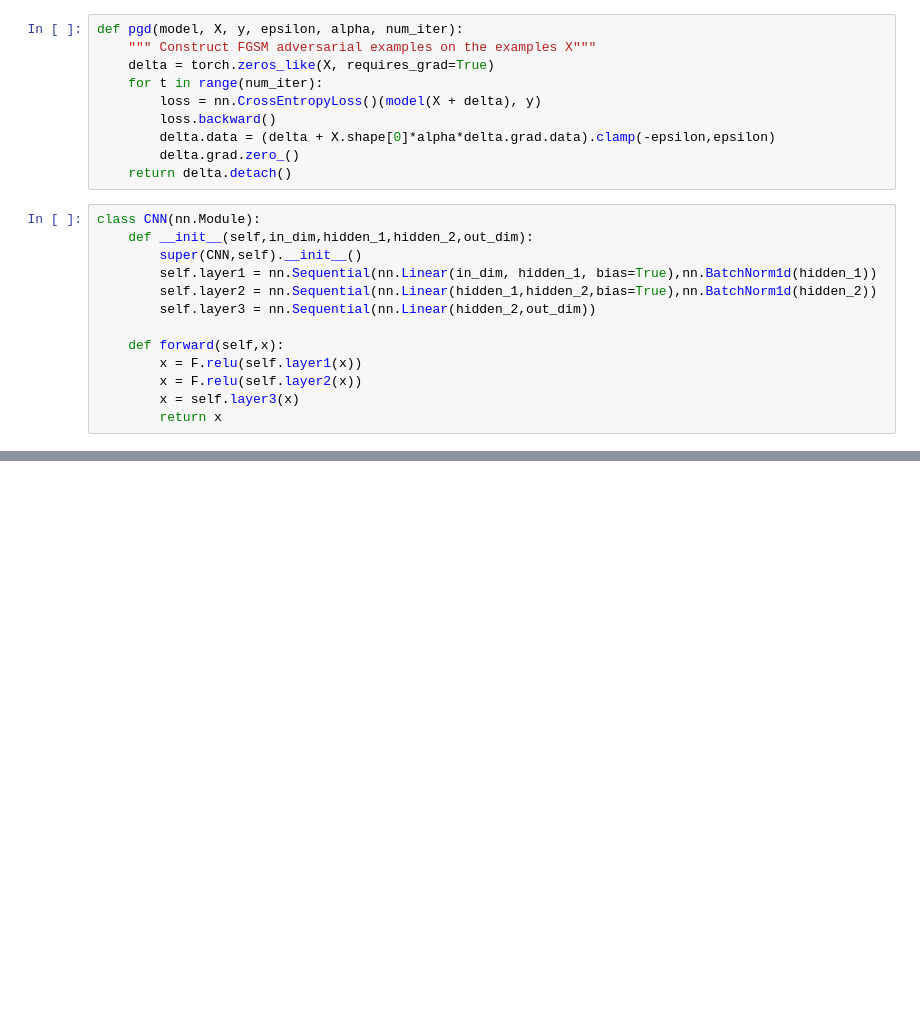
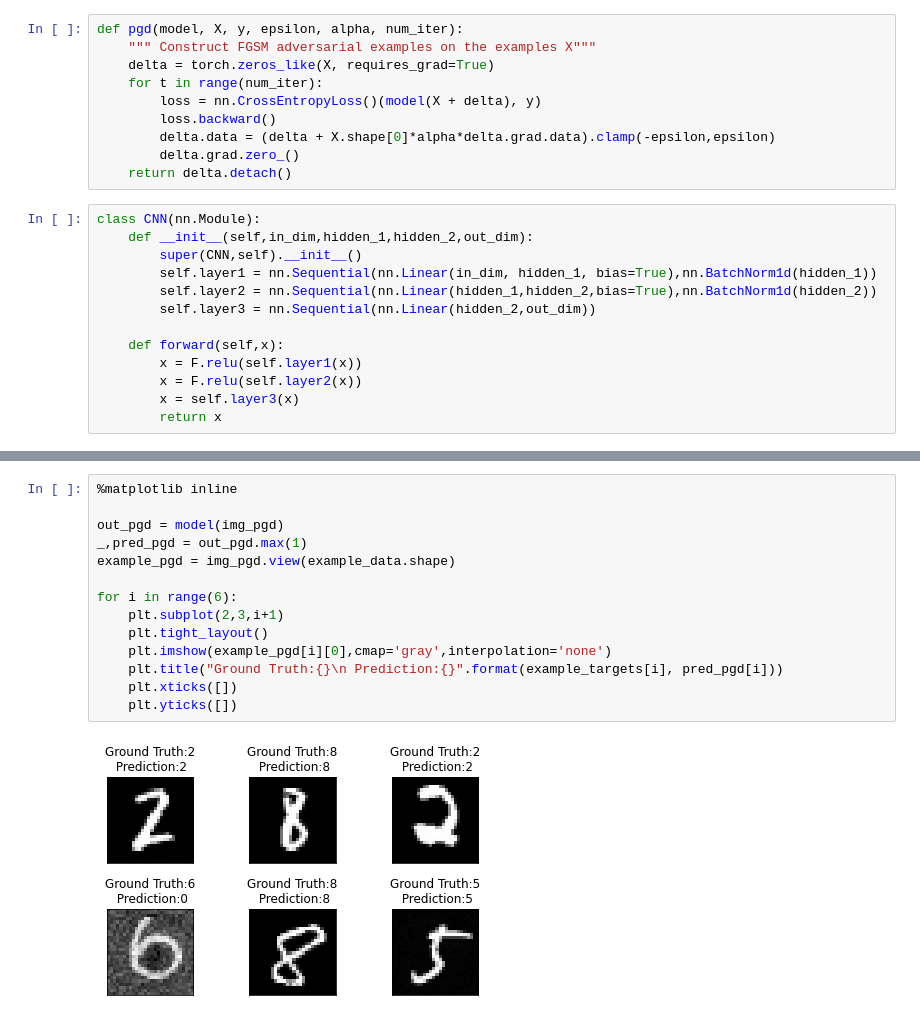
Before and after one commit to XiaobingDean/MNIST, a Jupyter notebook: MNIST.ipynb, the cells around one changed output, grey strips where cells are left out. Cells and saved outputs as stored; diff of their text form; blank space fills up the shorter version.

```diff
--- a/MNIST.ipynb
+++ b/MNIST.ipynb
@@ -256,0 +288,16 @@ plt.legend(['Train Loss', 'Train Loss of attacked model'],loc='right')
+# %%
+%matplotlib inline
+
+out_pgd = model(img_pgd)
+_,pred_pgd = out_pgd.max(1)
+example_pgd = img_pgd.view(example_data.shape)
+
+for i in range(6):
+    plt.subplot(2,3,i+1)
+    plt.tight_layout()
+    plt.imshow(example_pgd[i][0],cmap='gray',interpolation='none')
+    plt.title("Ground Truth:{}\n Prediction:{}".format(example_targets[i], pred_pgd[i]))
+    plt.xticks([])
+    plt.yticks([])
+# %% [output]
+[figure, added]
```
Also changed, not shown: parts of 7 cells of this notebook.
